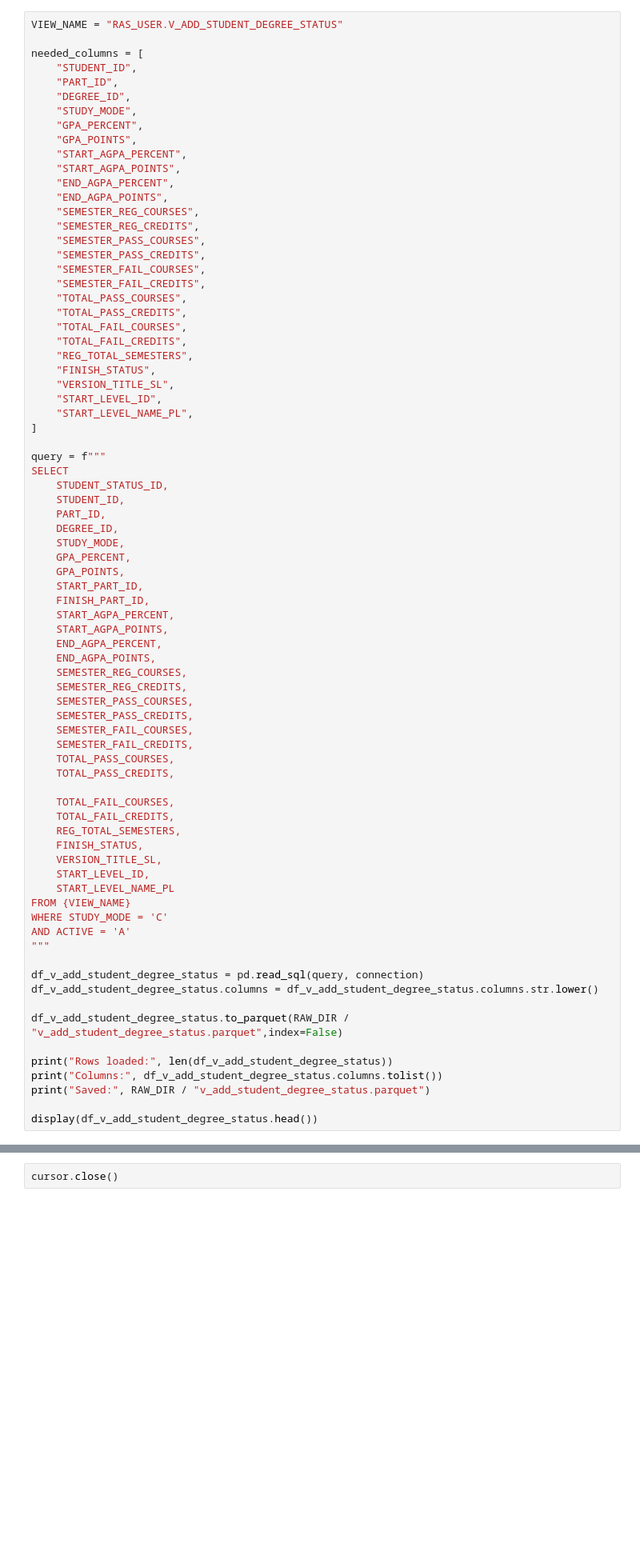
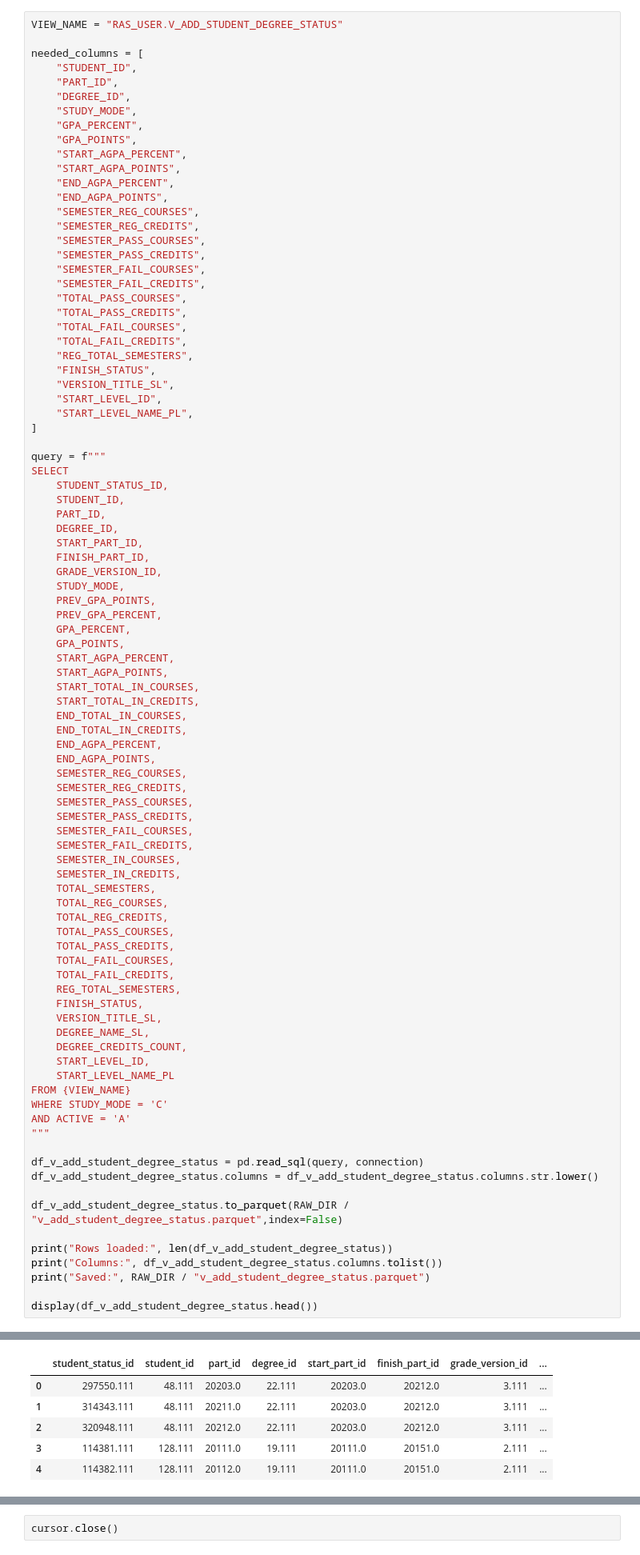
Before and after one commit to ShrkoXIII/Academic_Advisor_system, a Jupyter notebook: note_books/extact_all_row_tables.ipynb, the cells around one changed output, grey strips where cells are left out. Shown at 80% size. Saved outputs shown, nothing was run; the diff lists cells and outputs as text; blank space fills up the shorter version.

```diff
--- a/note_books/extact_all_row_tables.ipynb
+++ b/note_books/extact_all_row_tables.ipynb
@@ -155,13 +157,20 @@ SELECT
     STUDENT_ID,
     PART_ID,
     DEGREE_ID,
+    START_PART_ID,
+    FINISH_PART_ID,
+    GRADE_VERSION_ID,
     STUDY_MODE,
+    PREV_GPA_POINTS,
+    PREV_GPA_PERCENT,
     GPA_PERCENT,
     GPA_POINTS,
-    START_PART_ID,
-    FINISH_PART_ID,
     START_AGPA_PERCENT,
     START_AGPA_POINTS,
+    START_TOTAL_IN_COURSES,
+    START_TOTAL_IN_CREDITS,
+    END_TOTAL_IN_COURSES,
+    END_TOTAL_IN_CREDITS,
     END_AGPA_PERCENT,
     END_AGPA_POINTS,
     SEMESTER_REG_COURSES,
@@ -170,14 +179,20 @@ SELECT
     SEMESTER_PASS_CREDITS,
     SEMESTER_FAIL_COURSES,
     SEMESTER_FAIL_CREDITS,
+    SEMESTER_IN_COURSES,
+    SEMESTER_IN_CREDITS,
+    TOTAL_SEMESTERS,
+    TOTAL_REG_COURSES,
+    TOTAL_REG_CREDITS,
     TOTAL_PASS_COURSES,
     TOTAL_PASS_CREDITS,
-
     TOTAL_FAIL_COURSES,
     TOTAL_FAIL_CREDITS,
     REG_TOTAL_SEMESTERS,
     FINISH_STATUS,
     VERSION_TITLE_SL,
+    DEGREE_NAME_SL,
+    DEGREE_CREDITS_COUNT,
     START_LEVEL_ID,
     START_LEVEL_NAME_PL
 FROM {VIEW_NAME}
@@ -195,3 +210,4 @@ print("Columns:", df_v_add_student_degree_status.columns.tolist())
 print("Saved:", RAW_DIR / "v_add_student_degree_status.parquet")
 
 display(df_v_add_student_degree_status.head())
+# %% [output]
@@ -198,3 +217,9 @@ display(df_v_add_student_degree_status.head())
+|  | student_status_id | student_id | part_id | degree_id | start_part_id | finish_part_id | grade_version_id | ... |
+| 0 | 297550.111 | 48.111 | 20203.0 | 22.111 | 20203.0 | 20212.0 | 3.111 | ... |
+| 1 | 314343.111 | 48.111 | 20211.0 | 22.111 | 20203.0 | 20212.0 | 3.111 | ... |
+| 2 | 320948.111 | 48.111 | 20212.0 | 22.111 | 20203.0 | 20212.0 | 3.111 | ... |
+| 3 | 114381.111 | 128.111 | 20111.0 | 19.111 | 20111.0 | 20151.0 | 2.111 | ... |
+| 4 | 114382.111 | 128.111 | 20112.0 | 19.111 | 20111.0 | 20151.0 | 2.111 | ... |
 # %%
 VIEW_NAME = "RAS_USER.V_ACD_DEGREE_COURSE"
 
```
Also changed, not shown: parts of 2 cells of this notebook, 1 other file.
